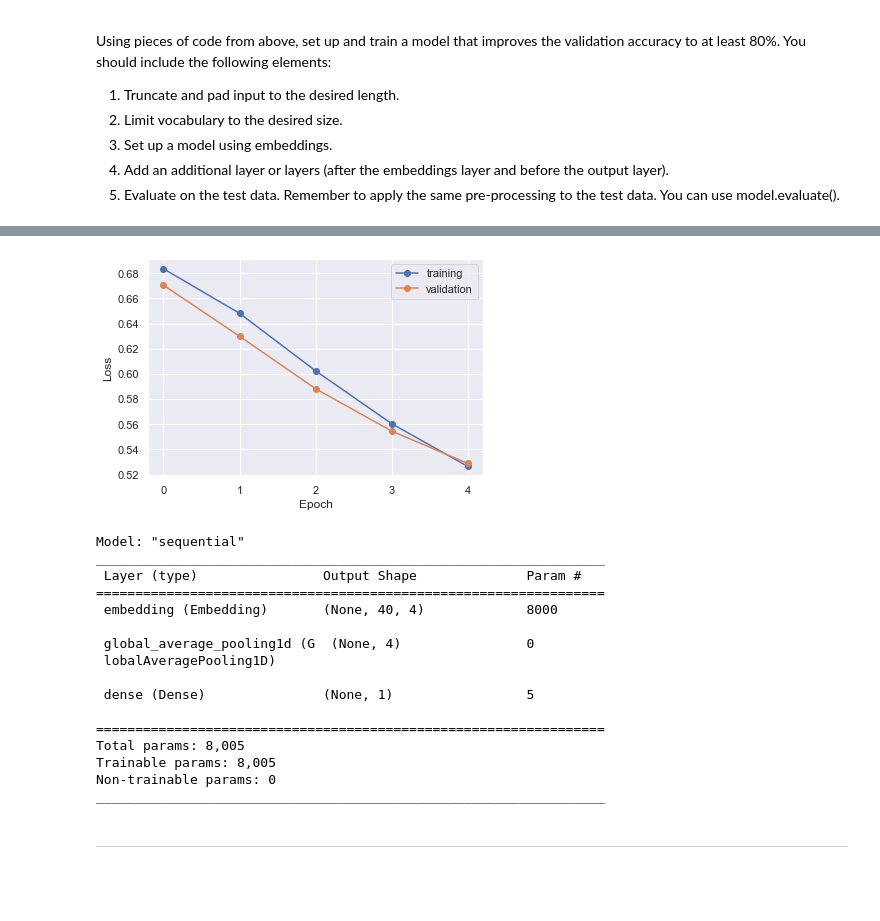
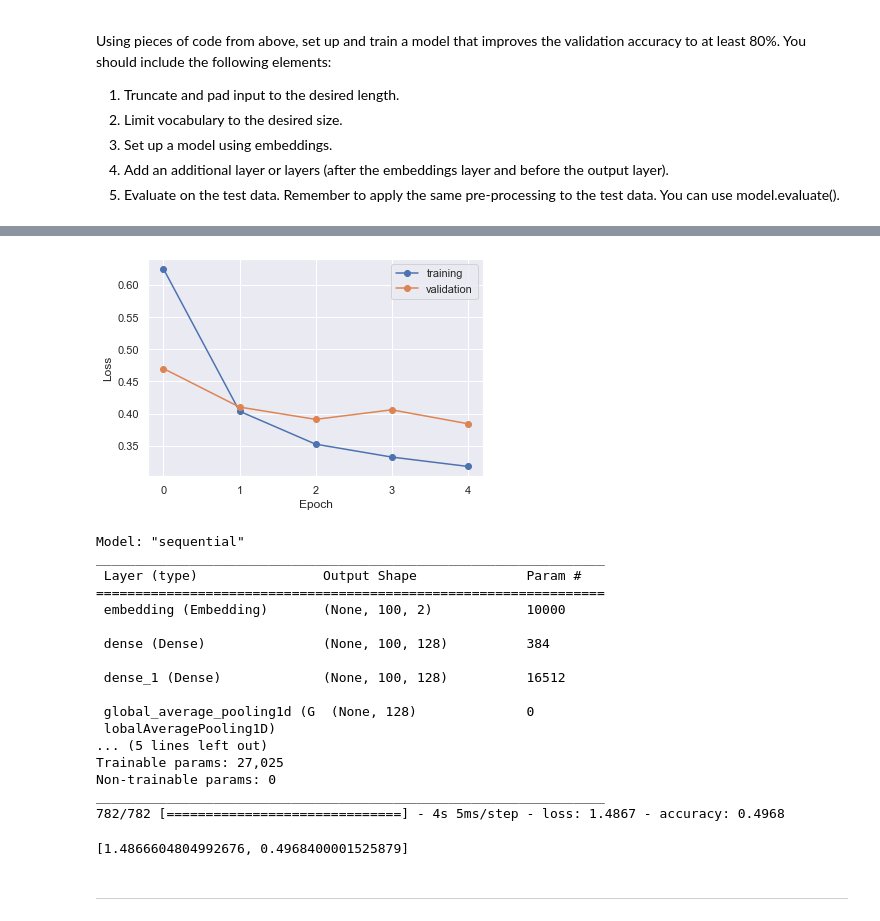
Before and after one commit to vhr1975/datasciw207, a Jupyter notebook: Homework/Victor_Ramirez_Assignment_09 Embeddings for Text.ipynb, the cells around one changed output, grey strips where cells are left out. Cells and saved outputs as stored; diff of their text form; code cells hidden in the pictures; blank space fills up the shorter version.

```diff
--- a/Homework/Victor_Ramirez_Assignment_09 Embeddings for Text.ipynb
+++ b/Homework/Victor_Ramirez_Assignment_09 Embeddings for Text.ipynb
@@ -649,6 +649,17 @@ def build_embeddings_model_improved(average_over_positions=False,
   )
 
   # TODO 4. Add an additional layer or layers (after the embeddings layer and before the output layer).
+   # Added a hidden layer using relu
+  model.add(tf.keras.layers.Dense(
+      units=128,
+      activation='relu'
+  ))
+
+  # Added another layer using relu
+  model.add(tf.keras.layers.Dense(
+      units=128,
+      activation='relu'
+  ))
 
   if average_over_positions:
     # This layer averages over the first dimension of the input by default.
@@ -672,22 +683,20 @@ def build_embeddings_model_improved(average_over_positions=False,
 # 2. Limit vocabulary to the desired size.
 # 3. Set up a model using embeddings.
 
-length_improved = 40
-max_improved = 2000
-embedding_improved = 4
+review_length_improved = 100
+vocab_size_max_improved = 5000
+embedding_improved = 2
 
-X_train_padded = pad_data(X_train, max_length=length_improved)
-X_train_reduced = limit_vocab(X_train_padded, max_token_id=max_improved)
+X_train_padded = pad_data(X_train, max_length=review_length_improved)
+X_train_reduced = limit_vocab(X_train_padded, max_token_id=vocab_size_max_improved)
 
-# X_test_padded = pad_data(X_train, max_length=review_length)
-# X_test_reduced = limit_vocab(X_train_padded, max_token_id=vocab_size)
-
-# model.evaluate(X_test_reduced, Y_test)
+X_test_padded = pad_data(X_train, max_length=review_length_improved)
+X_test_reduced = limit_vocab(X_train_padded, max_token_id=vocab_size_max_improved)
 
 # model with 64 embedding size
 model = build_embeddings_model_improved(average_over_positions=True,
-                               vocab_size=max_improved,
-                               sequence_length=length_improved,
+                               vocab_size=vocab_size_max_improved,
+                               sequence_length=review_length_improved,
                                embedding_dim=embedding_improved)
 history = model.fit(
   x = X_train_reduced,  # our sparse padded training data
@@ -703,5 +712,7 @@ plot_history(history)
 
 # print model summary
 model.summary()
+
+model.evaluate(X_test_reduced, Y_test)
 # %% [output]
 Epoch 1/5
@@ -717,19 +728,21 @@ Epoch 5/5
-[figure, old version]
+[figure, new version]
 Model: "sequential"
 _________________________________________________________________
  Layer (type)                Output Shape              Param #
 =================================================================
- embedding (Embedding)       (None, 40, 4)             8000
+ embedding (Embedding)       (None, 100, 2)            10000
 
- global_average_pooling1d (G  (None, 4)                0
+ dense (Dense)               (None, 100, 128)          384
+
+ dense_1 (Dense)             (None, 100, 128)          16512
+
+ global_average_pooling1d (G  (None, 128)              0
  lobalAveragePooling1D)
-
- dense (Dense)               (None, 1)                 5
-
-=================================================================
-Total params: 8,005
-Trainable params: 8,005
+... (5 lines left out)
+Trainable params: 27,025
 Non-trainable params: 0
 _________________________________________________________________
+782/782 [==============================] - 4s 5ms/step - loss: 1.4867 - accuracy: 0.4968
+[1.4866604804992676, 0.4968400001525879]
 # %% [markdown]
 ---
```
Also changed, not shown: parts of 1 cell of this notebook.
